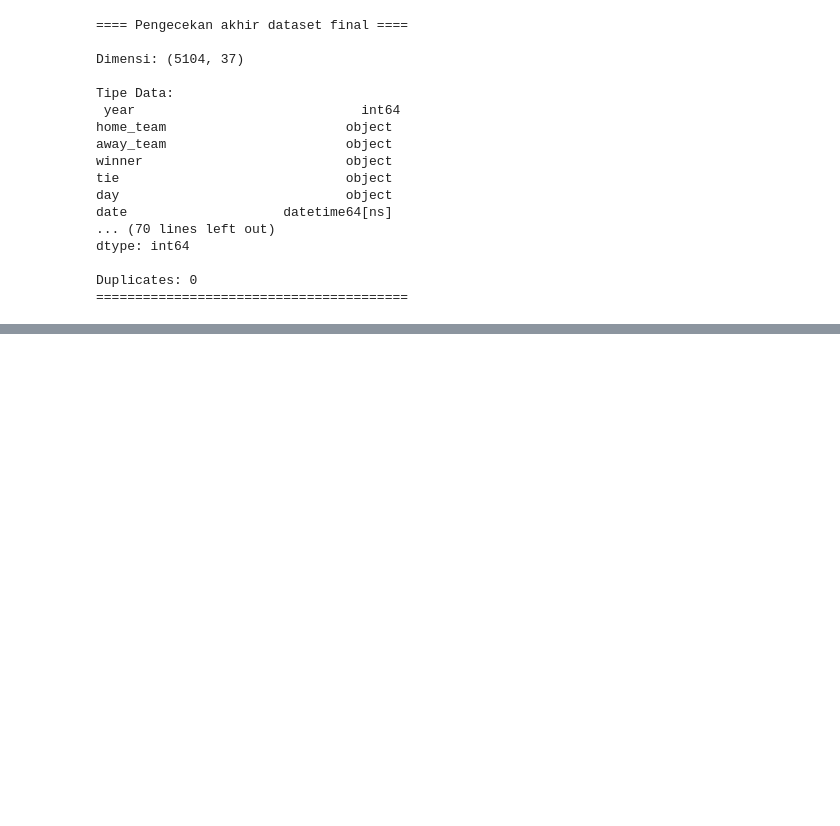
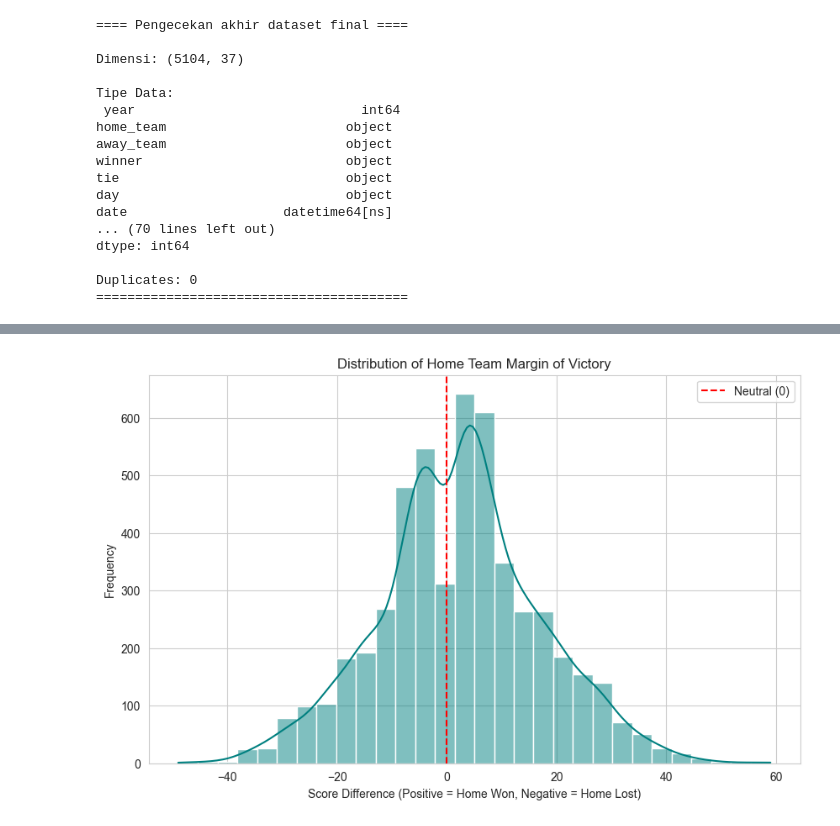
Before and after one commit to gacoanphilia/final-project, a Jupyter notebook: notebooks/final-project.ipynb, the cells around one changed output, grey strips where cells are left out. Cells and saved outputs as stored; diff of their text form; code cells hidden in the pictures; blank space fills up the shorter version.

```diff
--- a/notebooks/final-project.ipynb
+++ b/notebooks/final-project.ipynb
@@ -311,7 +311,7 @@ base_df = pd.merge(
 )
 
 # Penggabungan base dan standings
-merged_df = pd.merge(
+nfl = pd.merge(
     base_df,
     standings,
     left_on = ['home_team_name', 'year'],
@@ -322,10 +322,10 @@ merged_df = pd.merge(
 
 # Pembersihan pasca penggabungan data
 cols_to_drop = ['team_name', 'week_y', 'week_x']
-merged_df.drop(columns = cols_to_drop, inplace = True, errors = 'ignore')
+nfl.drop(columns = cols_to_drop, inplace = True, errors = 'ignore')
 
 # Penamaan baru untuk kolom weekly attendance
-merged_df.rename(columns = {'weekly_attendance': 'attendance'},
+nfl.rename(columns = {'weekly_attendance': 'attendance'},
                  inplace = True)
 
 # Membuat kolom untuk menghitung poin home team kalah/menang
@@ -341,9 +341,9 @@ cols_to_remove = [
     'full_date_str', 'team_standings_dup', 'team_name_standings_dup', 'team'
 ]
 
-merged_df.drop(columns=cols_to_remove, inplace = True, errors = 'ignore')
+nfl.drop(columns=cols_to_remove, inplace = True, errors = 'ignore')
 
-merged_df['home_score_diff'] = merged_df.apply(get_home_diff, axis = 1)
+nfl['home_score_diff'] = nfl.apply(get_home_diff, axis = 1)
 # %% [markdown]
 #### Menyimpan data yang telah digabung
 # %%
@@ -372,0 +407,16 @@ Duplicates: 0
+# %%
+plt.figure(figsize=(10,6))
+sns.histplot(nfl['home_score_diff'],
+             bins = 30,
+             kde = True,
+             color = 'teal')
+
+plt.axvline(x=0, color='red', linestyle='--', label='Neutral (0)')
+
+plt.title('Distribution of Home Team Margin of Victory')
+plt.xlabel('Score Difference (Positive = Home Won, Negative = Home Lost)')
+plt.ylabel('Frequency')
+plt.legend()
+plt.show()
+# %% [output]
+[figure, added]
```
Also changed, not shown: parts of 9 cells of this notebook.
